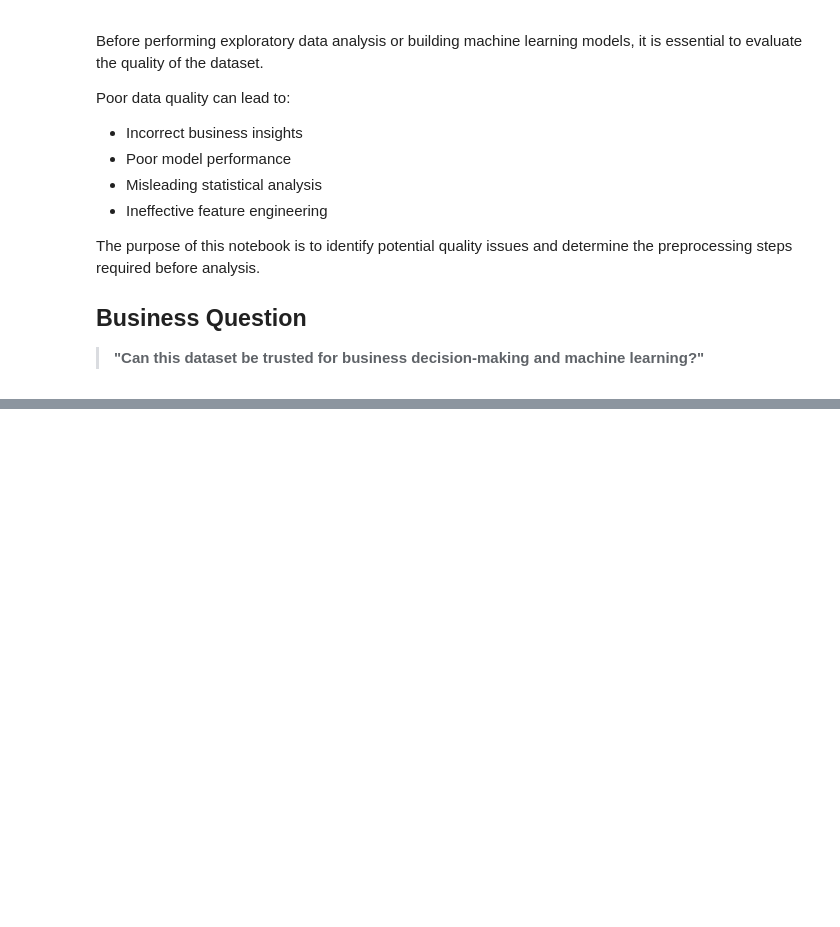
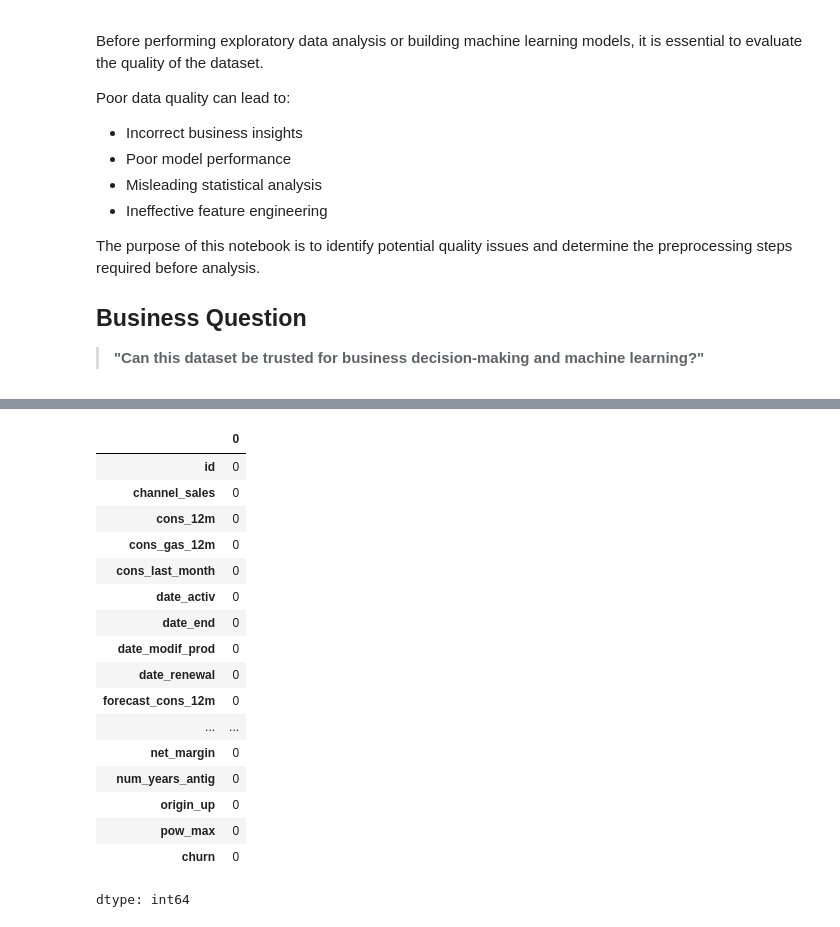
Before and after one commit to NomanAhmed234/PowerCo-Churn-Analysis, a Jupyter notebook: 02_Data_Quality_Assessment.ipynb, the cells around one changed output, grey strips where cells are left out. Saved outputs shown, nothing was run; the diff lists cells and outputs as text; code cells hidden in the pictures; blank space fills up the shorter version.

```diff
--- a/02_Data_Quality_Assessment.ipynb
+++ b/02_Data_Quality_Assessment.ipynb
@@ -25,0 +112,21 @@ The purpose of this notebook is to identify potential quality issues and determi
+# %%
+client_df.isnull().sum()
+# %% [output]
+|  | 0 |
+| id | 0 |
+| channel_sales | 0 |
+| cons_12m | 0 |
+| cons_gas_12m | 0 |
+| cons_last_month | 0 |
+| date_activ | 0 |
+| date_end | 0 |
+| date_modif_prod | 0 |
+| date_renewal | 0 |
+| forecast_cons_12m | 0 |
+| ... | ... |
+| net_margin | 0 |
+| num_years_antig | 0 |
+| origin_up | 0 |
+| pow_max | 0 |
+| churn | 0 |
+dtype: int64
```
Also changed, not shown: parts of 46 cells of this notebook.
